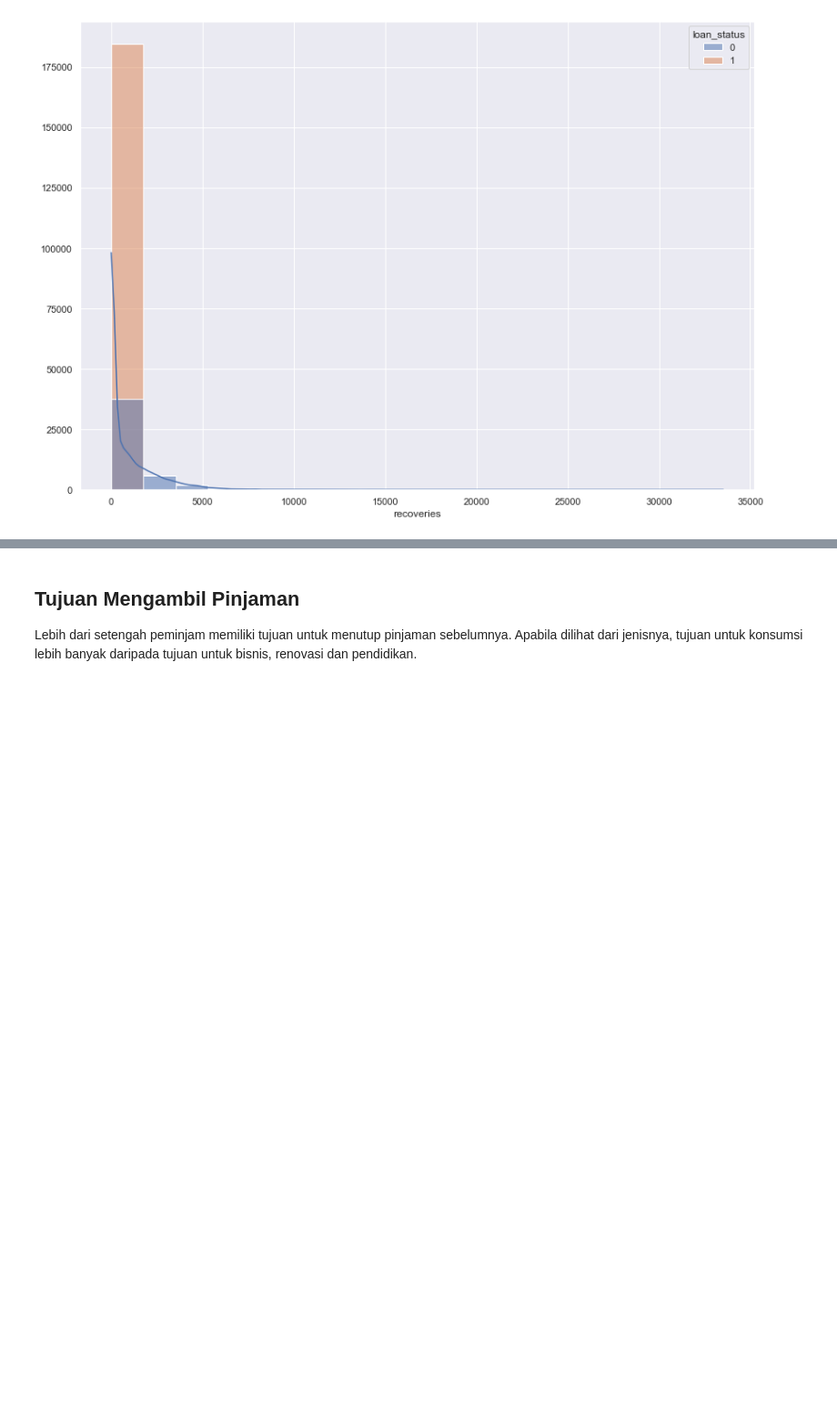
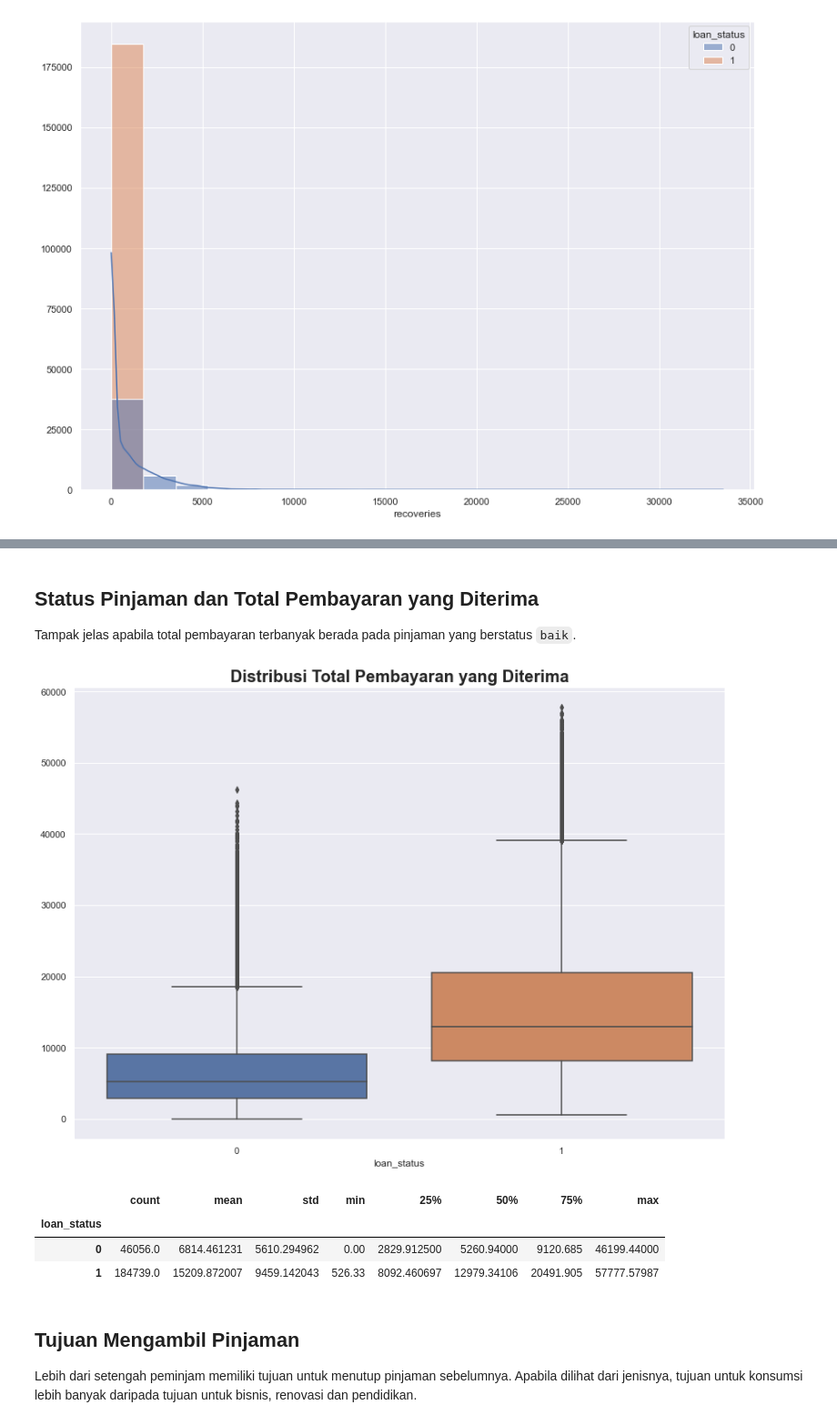
Before and after one commit to rakkaalhazimi/Loan-Status-Prediction, a Jupyter notebook: credit_loan_predictions.ipynb, the cells around one changed output, grey strips where cells are left out. Shown at 91% size. Drawn from its saved outputs; the diff is of its cells as text; code cells hidden in the pictures; blank space fills up the shorter version.

```diff
--- a/credit_loan_predictions.ipynb
+++ b/credit_loan_predictions.ipynb
@@ -336,3 +349,16 @@ plot_distribution(df=inter_df, x="recoveries", hue="loan_status", title="")
+# %% [markdown]
+## Status Pinjaman dan Total Pembayaran yang Diterima
+Tampak jelas apabila total pembayaran terbanyak berada pada pinjaman yang berstatus `baik`.
+# %%
+x, y = "loan_status", "total_pymnt"
+plot_boxplot(df=inter_df, x=x, y=y, title="Distribusi Total Pembayaran yang Diterima")
+inter_df.groupby(x)[y].describe()
+# %% [output]
+[figure, added]
+|  | count | mean | std | min | 25% | 50% | 75% | max |
+| loan_status |  |  |  |  |  |  |  |  |
+| 0 | 46056.0 | 6814.461231 | 5610.294962 | 0.00 | 2829.912500 | 5260.94000 | 9120.685 | 46199.44000 |
+| 1 | 184739.0 | 15209.872007 | 9459.142043 | 526.33 | 8092.460697 | 12979.34106 | 20491.905 | 57777.57987 |
 # %% [markdown]
 ## Tujuan Mengambil Pinjaman
 Lebih dari setengah peminjam memiliki tujuan untuk menutup pinjaman sebelumnya. Apabila dilihat dari jenisnya, tujuan untuk konsumsi lebih banyak daripada tujuan untuk bisnis, renovasi dan pendidikan.
```
Also changed, not shown: parts of 6 cells of this notebook.
